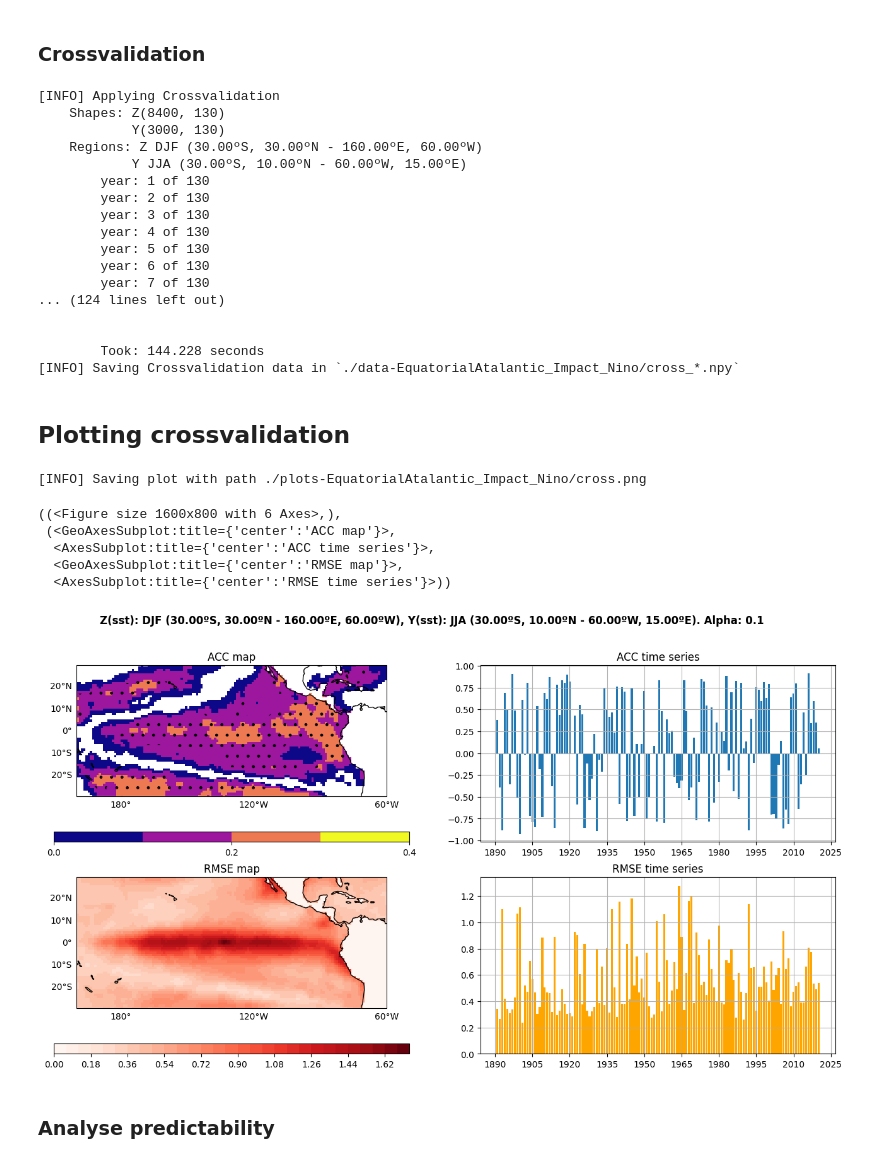
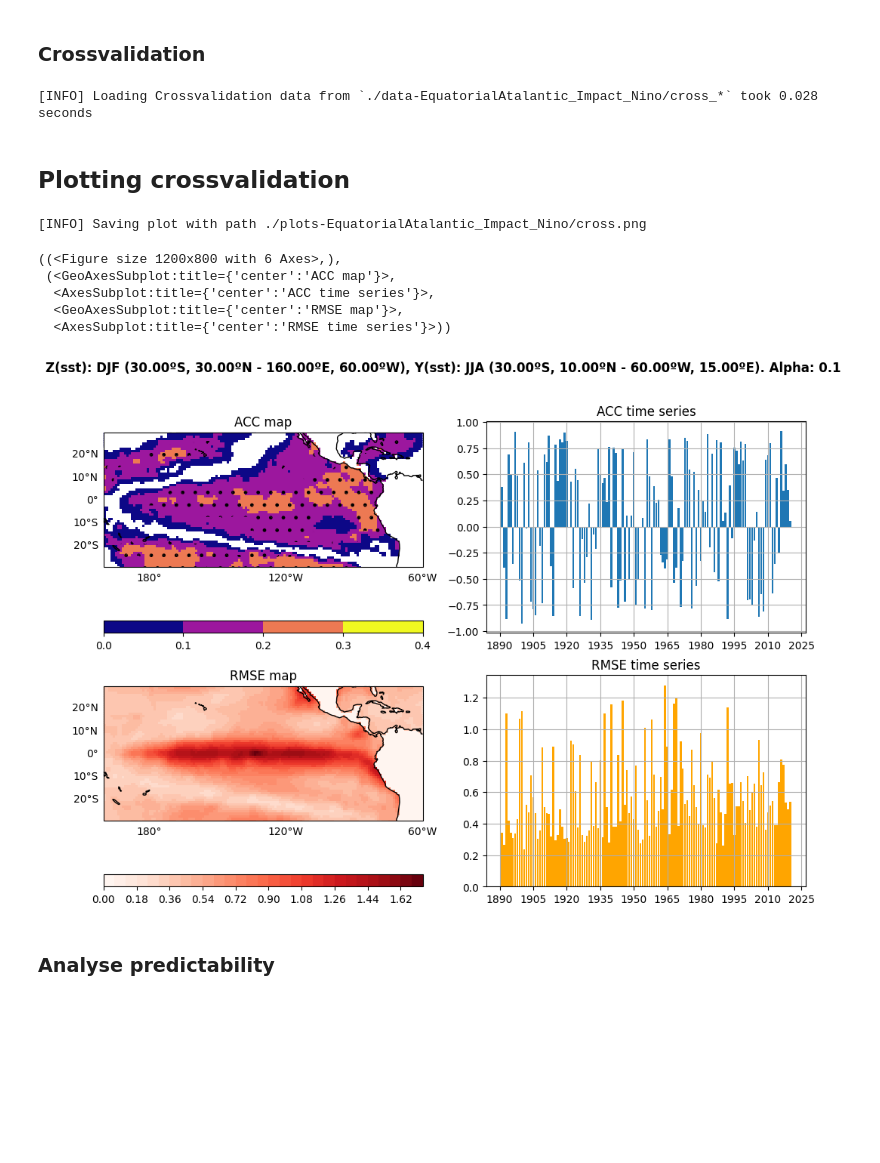
Before and after one commit to pabloduran016/Spy4CastManual, a Jupyter notebook: EquatorialAtlantic_Impact_Nino.ipynb, the cells around one changed output. Drawn from its saved outputs; the diff is of its cells as text; code cells hidden in the pictures; blank space fills up the shorter version.

```diff
--- a/EquatorialAtlantic_Impact_Nino.ipynb
+++ b/EquatorialAtlantic_Impact_Nino.ipynb
@@ -125,46 +132,35 @@ mca.plot(save_fig=True, name="mca_global.png", map_y=map_y, map_z=map_z, figsize
 # %%
 # Third step. Crossvalidation: skill and hidcast evaluation and products
 # num_svdvals=1 to speed up calculation (we don't need precise scf)
-cross = Crossvalidation(predictor_preprocessed, predictand_preprocessed, nm=1, alpha=alpha, num_svdvals=1)
-cross.save("cross_", "./data-EquatorialAtalantic_Impact_Nino/")
-# cross = Crossvalidation.load("cross_", "./data-EquatorialAtalantic_Impact_Nino/",
-#     dsy=predictor_preprocessed, dsz=predictand_preprocessed)
+# cross = Crossvalidation(predictor_preprocessed, predictand_preprocessed, nm=1, alpha=alpha, num_svdvals=1)
+# cross.save("cross_", "./data-EquatorialAtalantic_Impact_Nino/")
+cross = Crossvalidation.load("cross_", "./data-EquatorialAtalantic_Impact_Nino/",
+    dsy=predictor_preprocessed, dsz=predictand_preprocessed)
 # %% [output]
-[INFO] Applying Crossvalidation
-    Shapes: Z(8400, 130)
-            Y(3000, 130)
-    Regions: Z DJF (30.00ºS, 30.00ºN - 160.00ºE, 60.00ºW)
-            Y JJA (30.00ºS, 10.00ºN - 60.00ºW, 15.00ºE)
-        year: 1 of 130
-        year: 2 of 130
-        year: 3 of 130
-        year: 4 of 130
-        year: 5 of 130
-        year: 6 of 130
-        year: 7 of 130
-... (124 lines left out)
-
-
-        Took: 144.228 seconds
-[INFO] Saving Crossvalidation data in `./data-EquatorialAtalantic_Impact_Nino/cross_*.npy`
+[INFO] Loading Crossvalidation data from `./data-EquatorialAtalantic_Impact_Nino/cross_*` took 0.028 seconds
 # %% [markdown]
 ## Plotting crossvalidation
 # %%
-cross.plot(save_fig=True, name="cross.png", plot_type="pcolor",
-           nm=1,
-           cmap="plasma", map_levels=np.arange(0, 0.41, .1), map_ticks=np.arange(0, 0.41, .2),
-           folder="./plots-EquatorialAtalantic_Impact_Nino/")
+cross.plot(
+    save_fig=True, name="cross.png", plot_type="pcolor",
+    figsize=(12, 8),
+    nm=1,
+    cmap="plasma",
+    map_levels=np.arange(0, 0.41, .1),
+    map_ticks=np.arange(0, 0.41, .1),
+    folder="./plots-EquatorialAtalantic_Impact_Nino/",
+)
 # cross.plot_zhat(1998, figsize=(12, 10), save_fig=True, name="zhat_1998.png",
 #                 folder="./plots-EquatorialAtalantic_Impact_Nino/",
 #                 z_levels=np.linspace(0, 2, 10), z_ticks=np.linspace(-2, 2, 5))
 # %% [output]
 [INFO] Saving plot with path ./plots-EquatorialAtalantic_Impact_Nino/cross.png
-((<Figure size 1600x800 with 6 Axes>,),
+((<Figure size 1200x800 with 6 Axes>,),
  (<GeoAxesSubplot:title={'center':'ACC map'}>,
   <AxesSubplot:title={'center':'ACC time series'}>,
   <GeoAxesSubplot:title={'center':'RMSE map'}>,
   <AxesSubplot:title={'center':'RMSE time series'}>))
-[figure, old version]
+[figure, new version]
 # %% [markdown]
 ### Analyse predictability
 # %%
```
Also changed, not shown: parts of 11 cells of this notebook, 5 other files.
